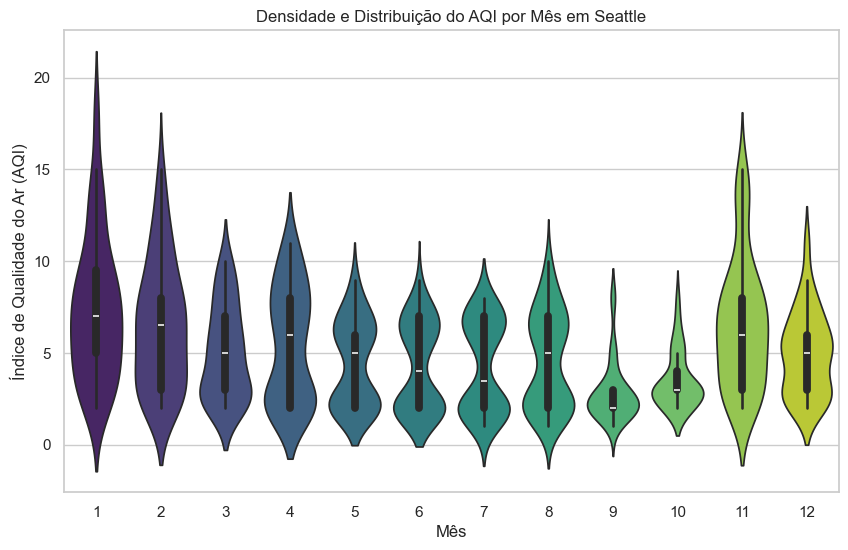
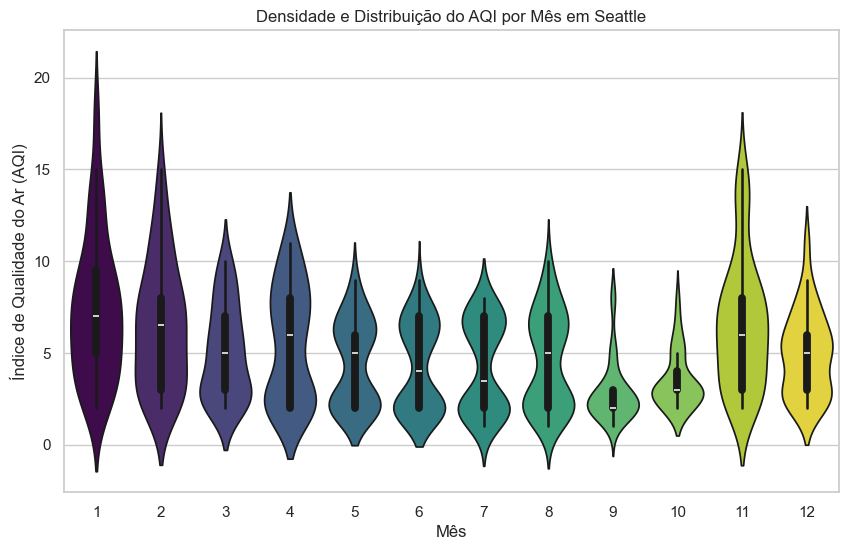
Code edit (unified diff) that turned the first committed figure into the second:
--- before
+++ after
@@ -1,5 +1,5 @@
 plt.figure(figsize=(10, 6))
 # Mostra a distribuição do AQI por mês
-sns.violinplot(data=df_clean, x='Month', y='AQI', palette='viridis')
+sns.violinplot(data=df_clean, x='Month', hue='Month', y='AQI', palette='viridis', legend=False)
 plt.title('Densidade e Distribuição do AQI por Mês em Seattle')
 plt.xlabel('Mês')

Commit: Add files via upload